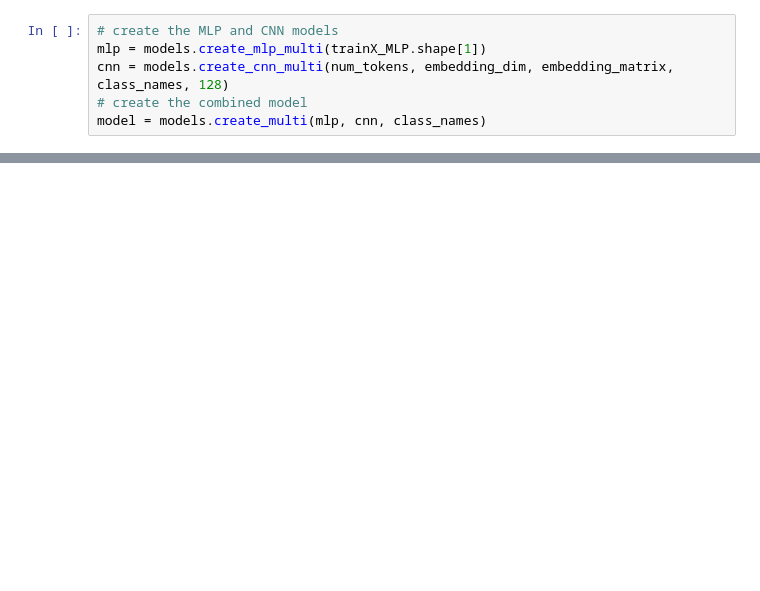
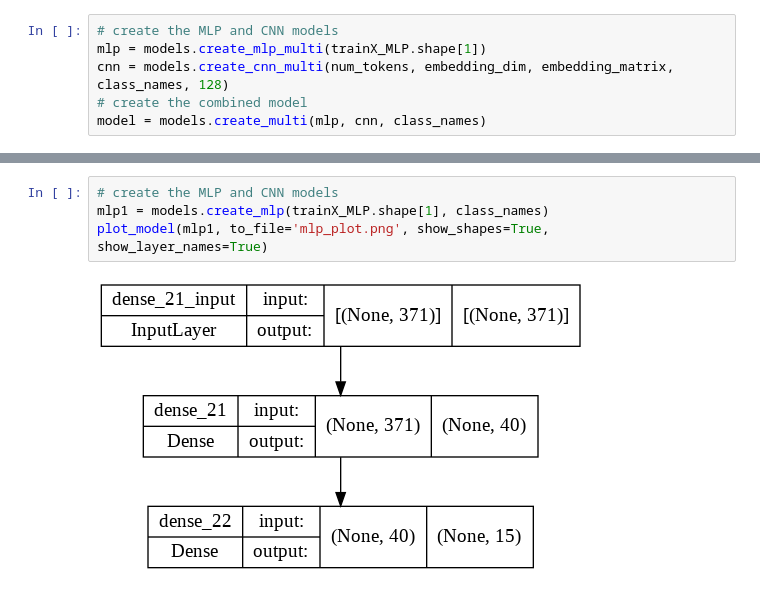
Before and after one commit to palmorezm/Home, a Jupyter notebook: Financial/multi_input.ipynb, the cells around one changed output, grey strips where cells are left out. Drawn from its saved outputs; the diff is of its cells as text; blank space fills up the shorter version.

```diff
--- a/Financial/multi_input.ipynb
+++ b/Financial/multi_input.ipynb
@@ -307,0 +306,6 @@ print(compare_df)
+# %%
+# create the MLP and CNN models
+mlp1 = models.create_mlp(trainX_MLP.shape[1], class_names)
+plot_model(mlp1, to_file='mlp_plot.png', show_shapes=True, show_layer_names=True)
+# %% [output]
+[figure, added]
```
Also changed, not shown: parts of 28 cells of this notebook.
